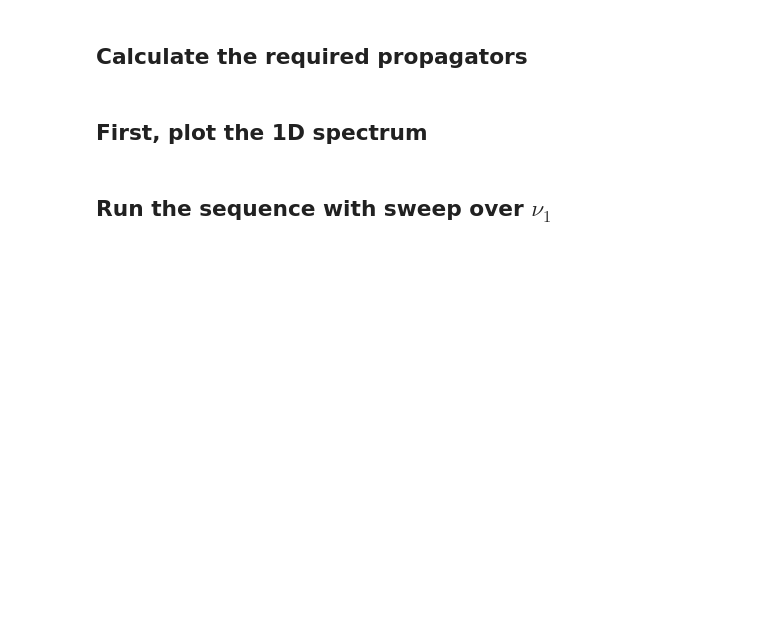
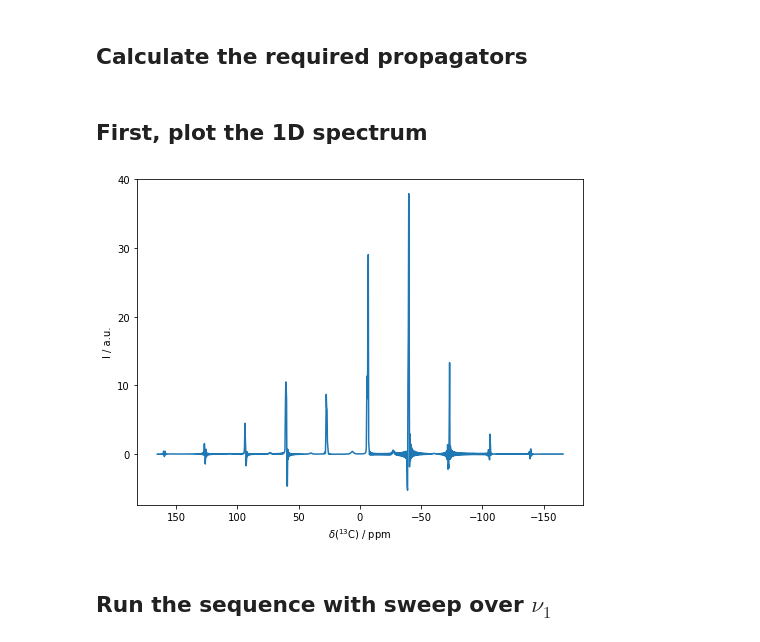
Before and after one commit to alsinmr/ConferenceExamples, a Jupyter notebook: GNMR2023/CEST.ipynb, the cells around one changed output. Drawn from its saved outputs; the diff is of its cells as text; code cells hidden in the pictures; blank space fills up the shorter version.

```diff
--- a/GNMR2023/CEST.ipynb
+++ b/GNMR2023/CEST.ipynb
@@ -226,7 +230,10 @@ seq_evol.add_channel('13C',t=[0,L.taur/10])
 # %%
 rho=RS.Rho(rho0='13Cx',detect='13Cp')
 rho.DetProp(seq=seq_evol,n=512)
-rho.plot(FT=True,imag=False,axis='ppm')
+ax=rho.plot(FT=True,imag=False,axis='ppm')
+ax.figure.set_size_inches(8,6)
+# %% [output]
+[figure, added]
 # %% [markdown]
 ## Run the sequence with sweep over $\nu_1$
 # %%
```
Also changed, not shown: parts of 3 cells of this notebook.
